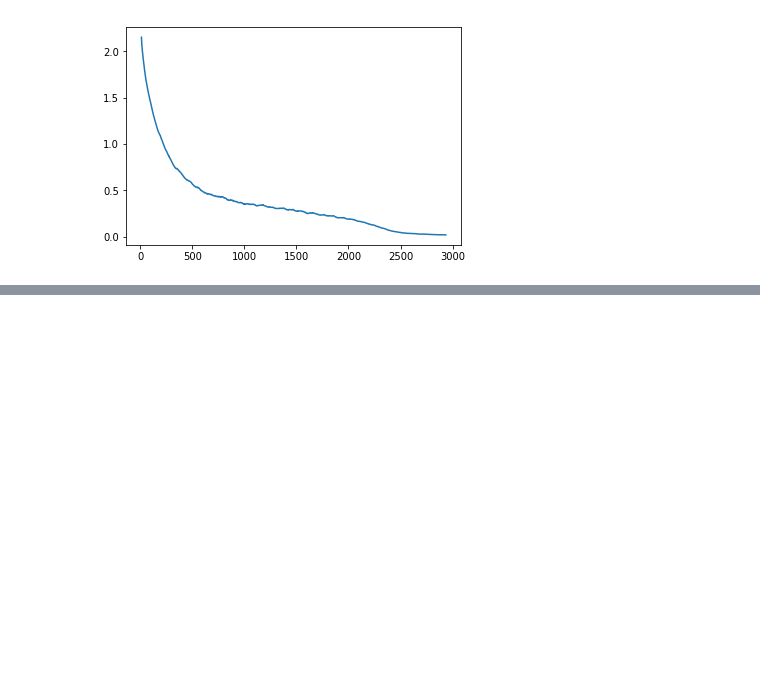
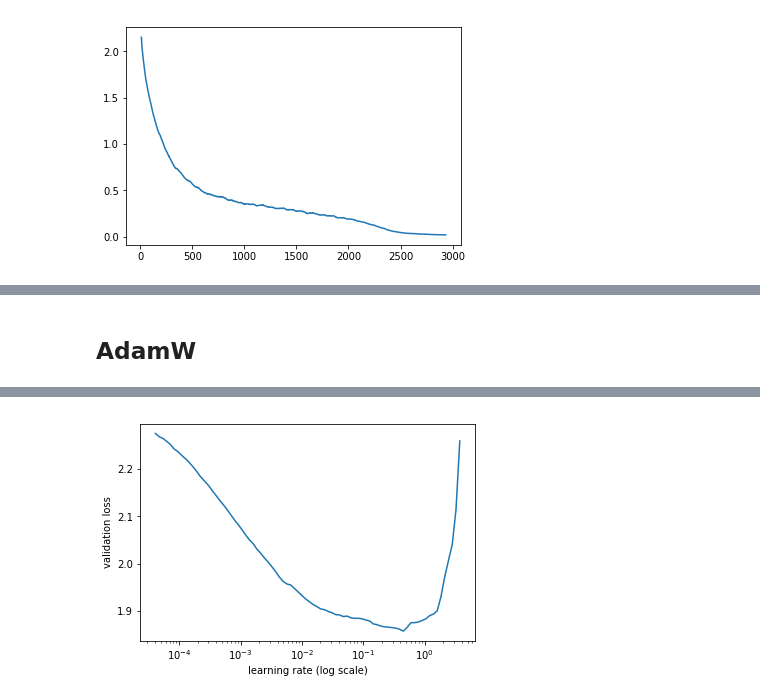
Before and after one commit to anhquan0412/fast_ai_part2_2018, a Jupyter notebook: cifar10_1cycle.ipynb, the cells around one changed output, grey strips where cells are left out. Drawn from its saved outputs; the diff is of its cells as text; code cells hidden in the pictures; blank space fills up the shorter version.

```diff
--- a/cifar10_1cycle.ipynb
+++ b/cifar10_1cycle.ipynb
@@ -316,0 +365,4 @@ learn.sched.plot_loss()
+# %%
+lr= 5e-2
+learn.load('init')
+%time learn.fit(lr, 1, wds=wd, cycle_len=20, use_clr_beta=(20,20,0.95,0.85))
@@ -316,0 +392,7 @@ learn.sched.plot_loss()
+# %% [markdown]
+## AdamW
+# %%
+learn.load('init')
+learn.lr_find(wds=wd, use_wd_sched=True)
+learn.sched.plot()
+# %% [output]
@@ -316,0 +402 @@ learn.sched.plot_loss()
+[figure, added]
```
Also changed, not shown: parts of 21 cells of this notebook.
